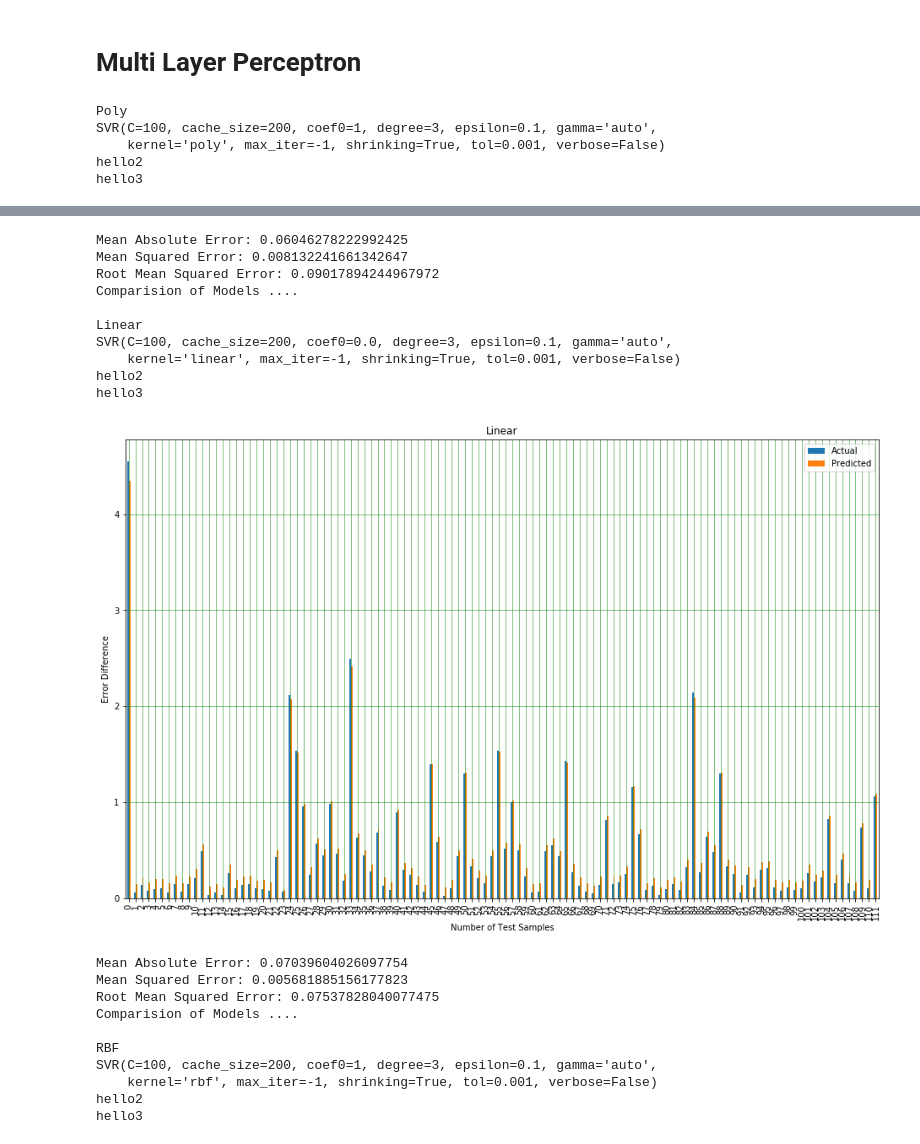
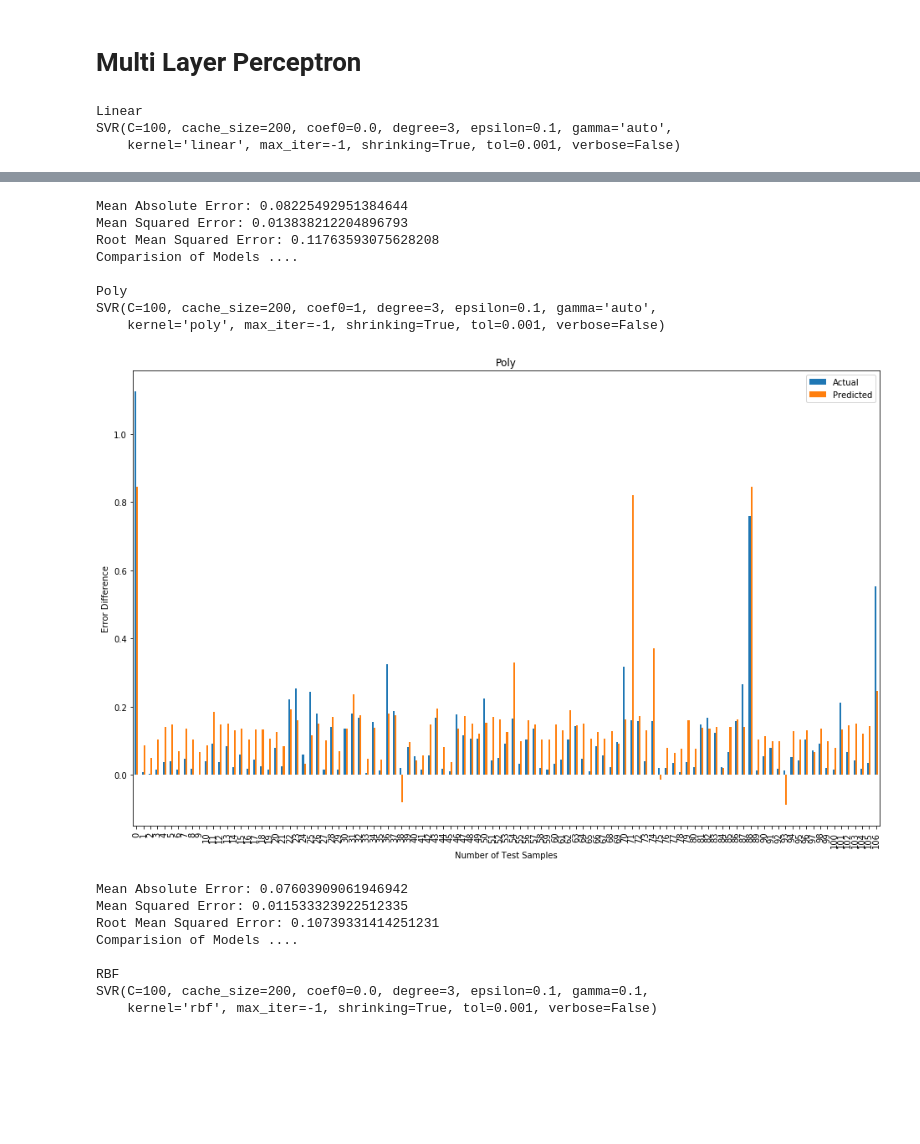
Before and after one commit to tanveerkn/Reputation-Score-Model, a Jupyter notebook: twiteer_reputation.ipynb, the cells around one changed output, grey strips where cells are left out. Cells and saved outputs as stored; diff of their text form; code cells hidden in the pictures; blank space fills up the shorter version.

```diff
--- a/twiteer_reputation.ipynb
+++ b/twiteer_reputation.ipynb
@@ -81,22 +68,25 @@ def make_train_test_set(df, train_test_split_prct, clipping_quantile):
     # test_qu=train_df.quantile(clipping_quantile)
 
 
-    fet_list = [x for x in list(df) if x not in ['id_str', 'screen_name',"symbols_ratio"]]
+    fet_list = [x for x in list(df) if x not in ["symbols_ratio"]]
 
     for col in fet_list:
 
         if col:
-            train_df[col] = train_df[col] / thres[col]
+#           train_df[col] = train_df[col]
+#           test_df[col] = test_df[col]
+          train_df[col] = train_df[col] / thres[col]
+#           print(train_df)
+          test_df[col] = test_df[col] / thres[col]
+#           print(test_df)
+    train_df.iloc[:,:].clip(0,1)
 
-            test_df[col] = test_df[col] / thres[col]
+    test_df.iloc[:,:].clip(0,1)
 
-    train_df.iloc[:,2:-1].clip(0,1)
 
-    test_df.iloc[:,2:-1].clip(0,1)
+    # , 'statuses_count', 'followers_count', 'listed_count', 'friends_count', 'has_url', 'mention_by_others', 'retweet_ratio', 'liked_ratio', 'orig_content_ratio', 'hashtag_ratio', 'urls_ratio', 'symbols_ratio', 'mentions_ratio']]
 
-    # , 'statuses_count', 'followers_count', 'listed_count', 'friends_count', 'has_url', 'mention_by_others', 'retweet_ratio', 'liked_ratio', 'orig_content_ratio', 'hashtag_ratio', 'urls_ratio', 'symbols_ratio', 'mentions_ratio', 'Social_reputation', 'retweet_hindex', 'like_hindex', 'Content_Score', 'Context_score']]
-
-    cols = [col for col in list(df) if col not in ['id_str', 'screen_name','Social_reputation', 'retweet_hindex', 'Content_Score', 'Context_score']]
+    cols = [col for col in list(df) if col not in ['Social_reputation','retweet_hindex', 'like_hindex', 'Content_Score', 'Context_score', 'Reputation_score','friends_count']]
 
     y_train = train_df['Reputation_score'].values
     # print(y_train)
@@ -108,7 +98,3 @@ def make_train_test_set(df, train_test_split_prct, clipping_quantile):
     X_test = test_df[cols].values
 
     return X_train, X_test, y_train, y_test, thres.transpose(), fet_list
-
-
-
-X_train, X_test, y_train, y_test, thres, fet_list = make_train_test_set(features, 0.8 , 0.9)
@@ -120,0 +101,2 @@ X_train, X_test, y_train, y_test, thres, fet_list = make_train_test_set(features
+# %%
+X_train, X_test, y_train, y_test, thres, fet_list = make_train_test_set(features, 0.8,1)
@@ -121,6 +106,7 @@ X_train, X_test, y_train, y_test, thres, fet_list = make_train_test_set(features
 # %% [markdown]
 # Multi Layer Perceptron
 # %%
+
 from matplotlib import pyplot
 svr = MLPRegressor(
     hidden_layer_sizes=(50,),  activation='relu', solver='adam', alpha=0.001, batch_size='auto',
@@ -129,9 +115,10 @@ svr = MLPRegressor(
     early_stopping=False, validation_fraction=0.1, beta_1=0.9, beta_2=0.999, epsilon=1e-08)
 
 
-svr_dict  = {"Poly": SVR(kernel='poly', C=100, gamma='auto', degree=3, epsilon=.1, coef0=1),
-              "Linear": SVR(kernel='linear', C=100, gamma='auto'),
-              "RBF": SVR(kernel='rbf', C=100, gamma='auto', degree=3, epsilon=.1, coef0=1)
+svr_dict  = {"Linear":  SVR(kernel='linear', C=100, gamma='auto'),
+             "Poly": SVR(kernel='poly', C=100, gamma='auto', degree=3, epsilon=.1, coef0=1),
+             "RBF": SVR(kernel='rbf', C=100, gamma=0.1, epsilon=.1),
+
               }
 
 # mse_svr_list = []
@@ -155,16 +142,14 @@ for key in svr_dict.keys():
   MSE_svr[key] = metrics.mean_squared_error(y_test, y_pred_svr)
   MAE_svr[key]=metrics.mean_absolute_error(y_test, y_pred_svr)
   RMSE[key]=np.sqrt(metrics.mean_squared_error(y_test, y_pred_svr))
-  print("hello2")
   Var_svr[key] = svr.score(X_test, y_test)
   accuracy.append(Var_svr[key])
   error.append(MSE_svr[key])
-  print("hello3")
   df = pd.DataFrame({'Actual': y_test.flatten(), 'Predicted': y_pred_svr.flatten()})
   df1 = df
   df1.plot(kind='bar', figsize=(16, 10))
-  plt.grid(which='major', linestyle='-', linewidth='0.5', color='green')
-  plt.grid(which='minor', linestyle=':', linewidth='0.5', color='black')
+#   plt.grid(which='major', linestyle='-', linewidth='0.5', color='green')
+#   plt.grid(which='minor', linestyle=':', linewidth='0.5', color='black')
   plt.ylabel('Error Difference')
   plt.xlabel('Number of Test Samples')
   plt.title('{}'.format(key))
@@ -186,11 +171,7 @@ for key in svr_dict.keys():
 print("\n Model Name \t\t\t MSE_MLP \n")
 for key in svr_dict.keys():
   print("{0:20}\t\t {1:.5f}\t\t{2:.5f}\n".format(key, MSE_svr[key],Var_svr[key]))
-
-social media and machine learning conferences 2020
 # %% [output]
-Poly
-SVR(C=100, cache_size=200, coef0=1, degree=3, epsilon=0.1, gamma='auto',
-    kernel='poly', max_iter=-1, shrinking=True, tol=0.001, verbose=False)
-hello2
-hello3
+Linear
+SVR(C=100, cache_size=200, coef0=0.0, degree=3, epsilon=0.1, gamma='auto',
+    kernel='linear', max_iter=-1, shrinking=True, tol=0.001, verbose=False)
@@ -198,21 +179,17 @@ hello3
-Mean Absolute Error: 0.06046278222992425
-Mean Squared Error: 0.008132241661342647
-Root Mean Squared Error: 0.09017894244967972
+Mean Absolute Error: 0.08225492951384644
+Mean Squared Error: 0.013838212204896793
+Root Mean Squared Error: 0.11763593075628208
 Comparision of Models ....
 
-Linear
-SVR(C=100, cache_size=200, coef0=0.0, degree=3, epsilon=0.1, gamma='auto',
-    kernel='linear', max_iter=-1, shrinking=True, tol=0.001, verbose=False)
-hello2
-hello3
+Poly
+SVR(C=100, cache_size=200, coef0=1, degree=3, epsilon=0.1, gamma='auto',
+    kernel='poly', max_iter=-1, shrinking=True, tol=0.001, verbose=False)
-[figure, old version]
+[figure, new version]
-Mean Absolute Error: 0.07039604026097754
-Mean Squared Error: 0.005681885156177823
-Root Mean Squared Error: 0.07537828040077475
+Mean Absolute Error: 0.07603909061946942
+Mean Squared Error: 0.011533323922512335
+Root Mean Squared Error: 0.10739331414251231
 Comparision of Models ....
 
 RBF
-SVR(C=100, cache_size=200, coef0=1, degree=3, epsilon=0.1, gamma='auto',
+SVR(C=100, cache_size=200, coef0=0.0, degree=3, epsilon=0.1, gamma=0.1,
     kernel='rbf', max_iter=-1, shrinking=True, tol=0.001, verbose=False)
-hello2
-hello3
```
Also changed, not shown: parts of 22 cells of this notebook.
